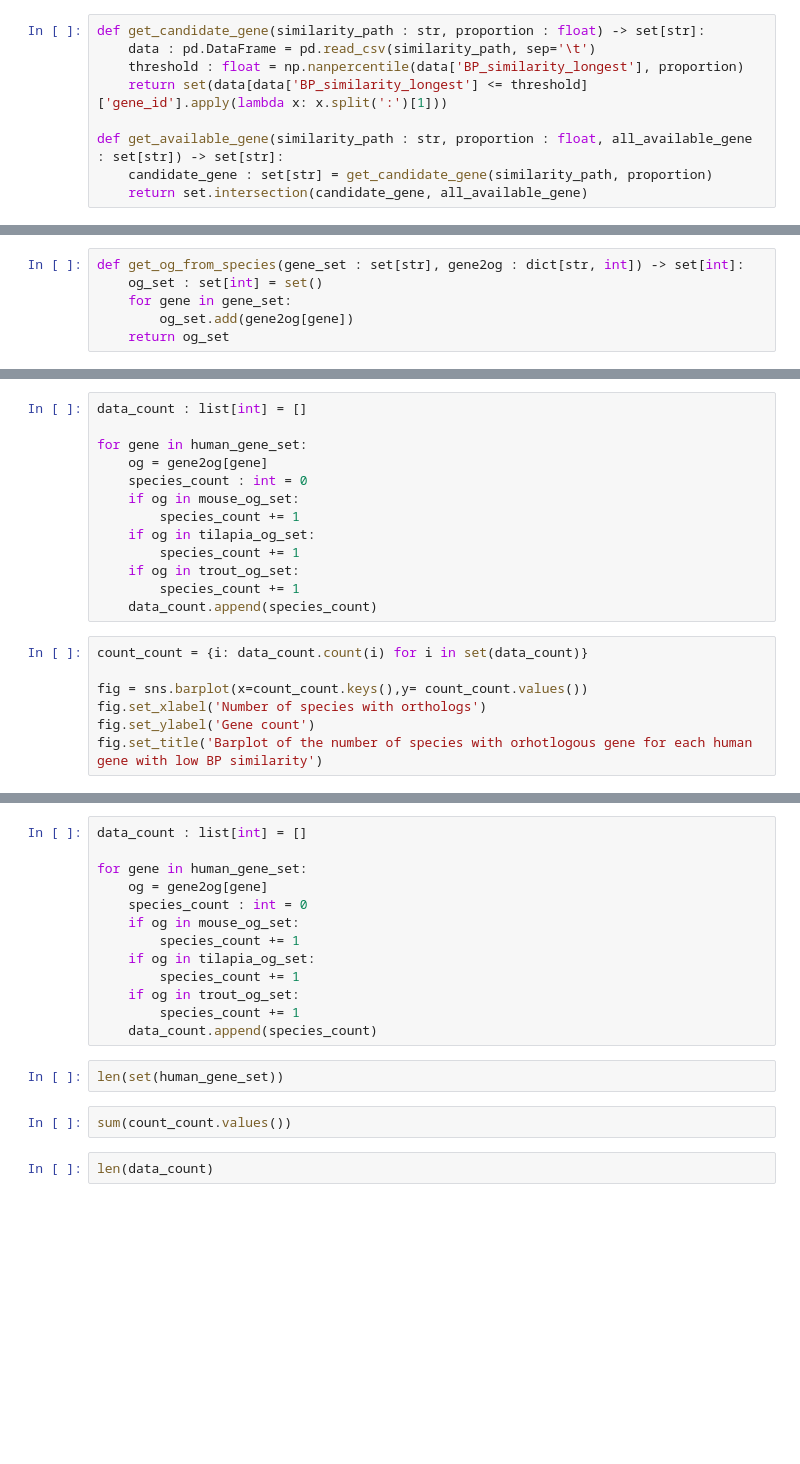
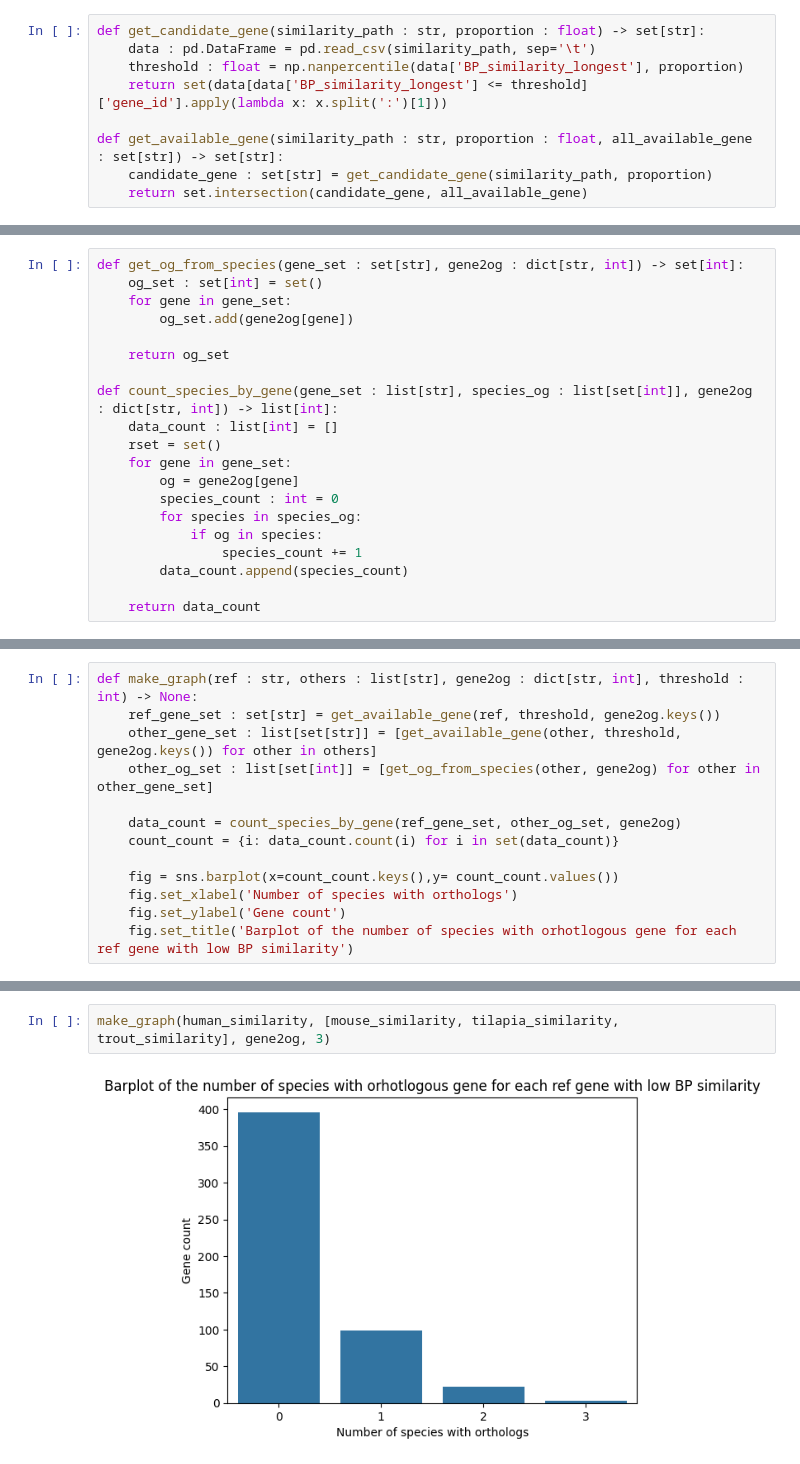
Before and after one commit to pierregerenton/multiisoformVSsingleisoform, a Jupyter notebook: src/orthology_with_ensembl/human_orthologs.ipynb, the cells around one changed output, grey strips where cells are left out. Saved outputs shown, nothing was run; the diff lists cells and outputs as text; blank space fills up the shorter version.

Commit message:
finish orthologs

```diff
--- a/src/orthology_with_ensembl/human_orthologs.ipynb
+++ b/src/orthology_with_ensembl/human_orthologs.ipynb
@@ -206,4 +201,18 @@ def get_og_from_species(gene_set : set[str], gene2og : dict[str, int]) -> set[in
     og_set : set[int] = set()
     for gene in gene_set:
         og_set.add(gene2og[gene])
+
     return og_set
+
+def count_species_by_gene(gene_set : list[str], species_og : list[set[int]], gene2og : dict[str, int]) -> list[int]:
+    data_count : list[int] = []
+    rset = set()
+    for gene in gene_set:
+        og = gene2og[gene]
+        species_count : int = 0
+        for species in species_og:
+            if og in species:
+                species_count += 1
+        data_count.append(species_count)
+
+    return data_count
@@ -215,20 +219,13 @@ trout_og_set : set[int] = get_og_from_species(trout_gene_set, gene2og)
-# %%
-data_count : list[int] = []
-
-for gene in human_gene_set:
-    og = gene2og[gene]
-    species_count : int = 0
-    if og in mouse_og_set:
-        species_count += 1
-    if og in tilapia_og_set:
-        species_count += 1
-    if og in trout_og_set:
-        species_count += 1
-    data_count.append(species_count)
 # %%
-count_count = {i: data_count.count(i) for i in set(data_count)}
+def make_graph(ref : str, others : list[str], gene2og : dict[str, int], threshold : int) -> None:
+    ref_gene_set : set[str] = get_available_gene(ref, threshold, gene2og.keys())
+    other_gene_set : list[set[str]] = [get_available_gene(other, threshold, gene2og.keys()) for other in others]
+    other_og_set : list[set[int]] = [get_og_from_species(other, gene2og) for other in other_gene_set]
 
-fig = sns.barplot(x=count_count.keys(),y= count_count.values())
-fig.set_xlabel('Number of species with orthologs')
-fig.set_ylabel('Gene count')
-fig.set_title('Barplot of the number of species with orhotlogous gene for each human gene with low BP similarity')
+    data_count = count_species_by_gene(ref_gene_set, other_og_set, gene2og)
+    count_count = {i: data_count.count(i) for i in set(data_count)}
+
+    fig = sns.barplot(x=count_count.keys(),y= count_count.values())
+    fig.set_xlabel('Number of species with orthologs')
+    fig.set_ylabel('Gene count')
+    fig.set_title('Barplot of the number of species with orhotlogous gene for each ref gene with low BP similarity')
@@ -238,19 +232,4 @@ Text(0.5, 1.0, 'Barplot of the number of species with orhotlogous gene for each
-# %%
-data_count : list[int] = []
-
-for gene in human_gene_set:
-    og = gene2og[gene]
-    species_count : int = 0
-    if og in mouse_og_set:
-        species_count += 1
-    if og in tilapia_og_set:
-        species_count += 1
-    if og in trout_og_set:
-        species_count += 1
-    data_count.append(species_count)
-# %%
-len(set(human_gene_set))
-# %%
-sum(count_count.values())
-# %%
-len(data_count)
+# %%
+make_graph(human_similarity, [mouse_similarity, tilapia_similarity, trout_similarity], gene2og, 3)
+# %% [output]
+[figure, added]
```
Also changed, not shown: parts of 4 cells of this notebook, 1 other file.
